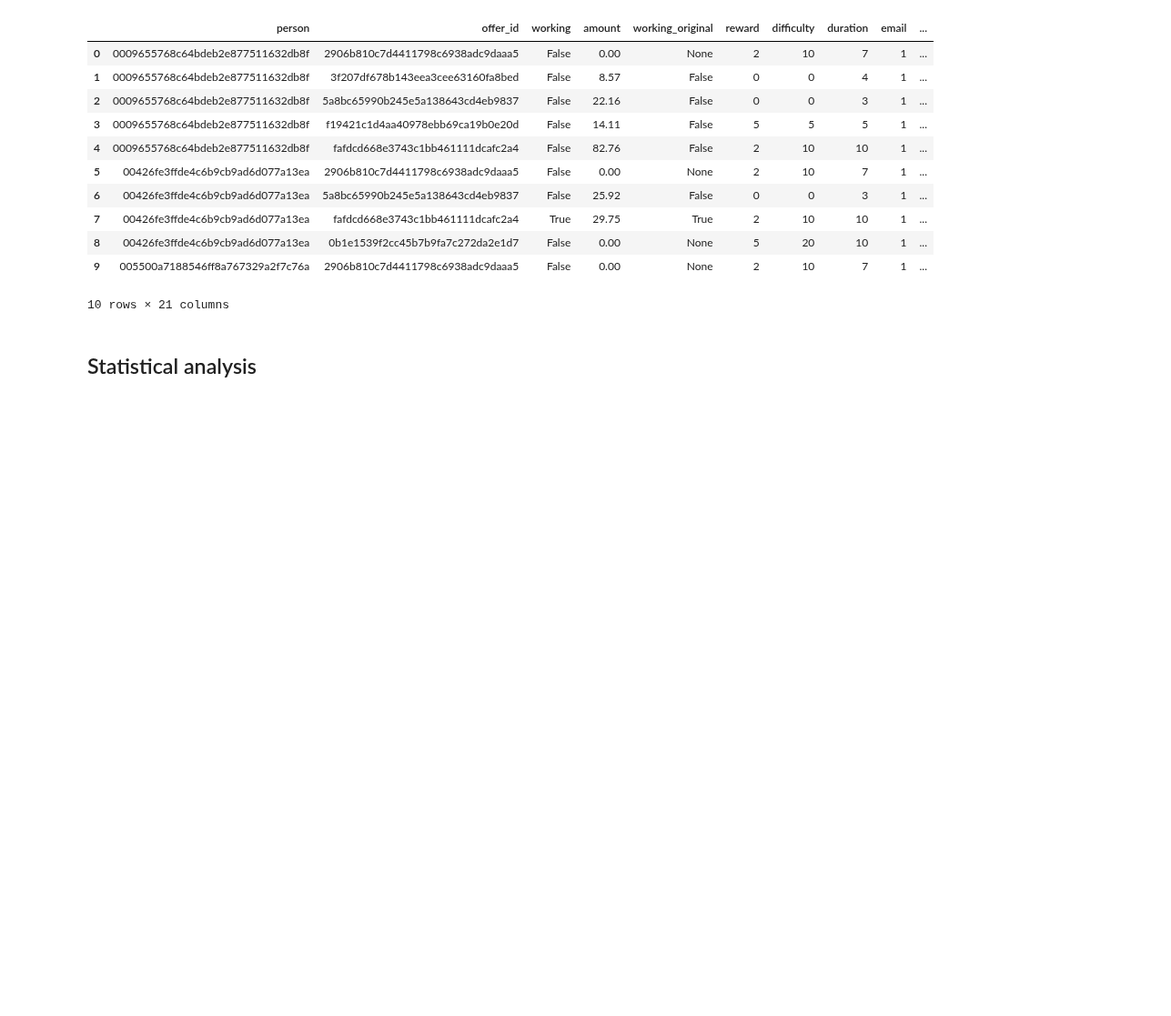
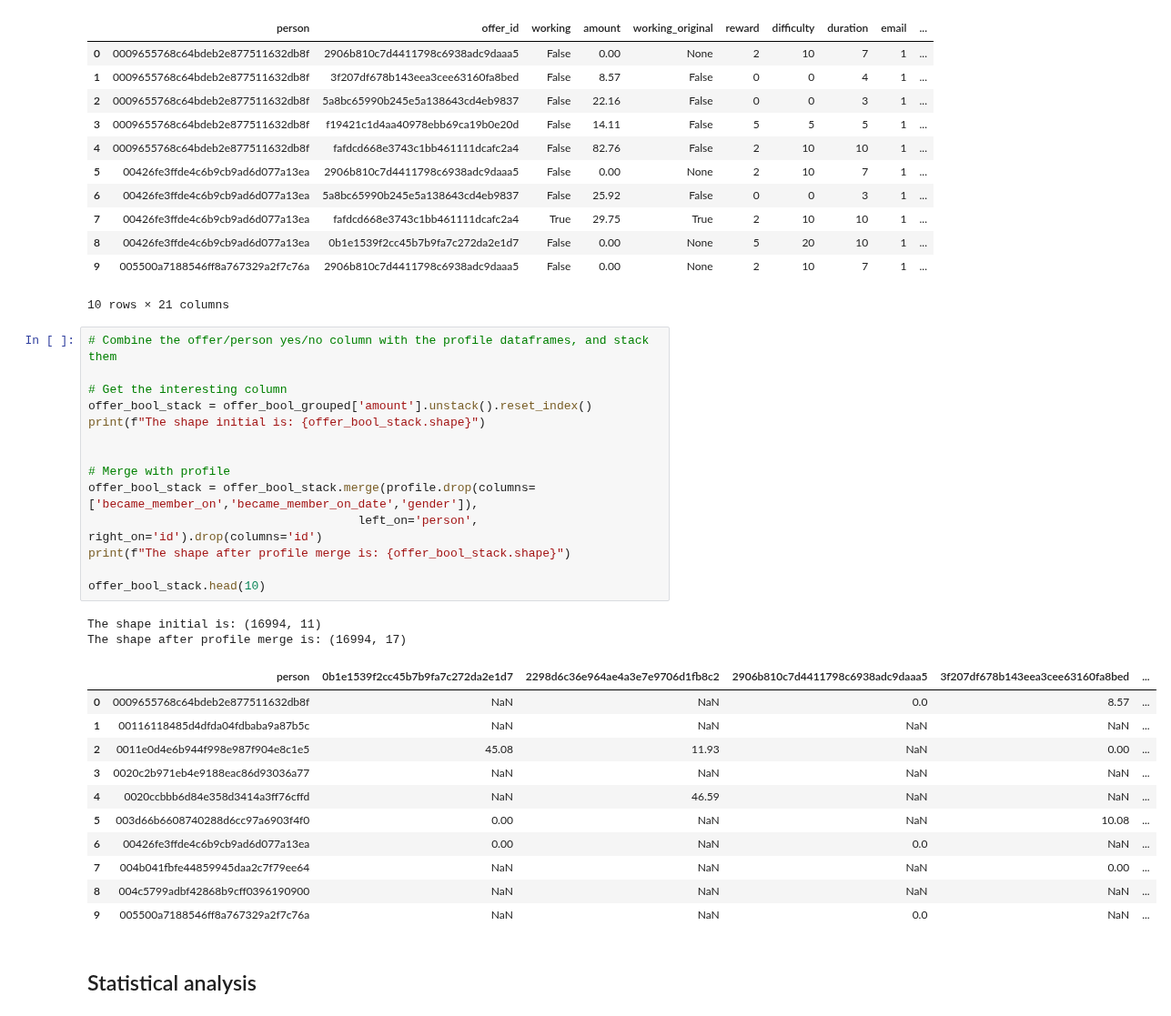
Before and after one commit to Sawy89/dsnd_starbucks_capstone, a Jupyter notebook: Starbucks_Capstone_notebook.ipynb, the cells around one changed output. Shown at 91% size. Drawn from its saved outputs; the diff is of its cells as text; blank space fills up the shorter version.

```diff
--- a/Starbucks_Capstone_notebook.ipynb
+++ b/Starbucks_Capstone_notebook.ipynb
@@ -434,6 +434,34 @@ The shape after profile merge is: (63288, 21)
 | 8 | 00426fe3ffde4c6b9cb9ad6d077a13ea | 0b1e1539f2cc45b7b9fa7c272da2e1d7 | False | 0.00 | None | 5 | 20 | 10 | 1 | ... |
 | 9 | 005500a7188546ff8a767329a2f7c76a | 2906b810c7d4411798c6938adc9daaa5 | False | 0.00 | None | 2 | 10 | 7 | 1 | ... |
 10 rows × 21 columns
+# %%
+# Combine the offer/person yes/no column with the profile dataframes, and stack them
+
+# Get the interesting column
+offer_bool_stack = offer_bool_grouped['amount'].unstack().reset_index()
+print(f"The shape initial is: {offer_bool_stack.shape}")
+
+
+# Merge with profile
+offer_bool_stack = offer_bool_stack.merge(profile.drop(columns=['became_member_on','became_member_on_date','gender']),
+                                      left_on='person', right_on='id').drop(columns='id')
+print(f"The shape after profile merge is: {offer_bool_stack.shape}")
+
+offer_bool_stack.head(10)
+# %% [output]
+The shape initial is: (16994, 11)
+The shape after profile merge is: (16994, 17)
+|  | person | 0b1e1539f2cc45b7b9fa7c272da2e1d7 | 2298d6c36e964ae4a3e7e9706d1fb8c2 | 2906b810c7d4411798c6938adc9daaa5 | 3f207df678b143eea3cee63160fa8bed | ... |
+| 0 | 0009655768c64bdeb2e877511632db8f | NaN | NaN | 0.0 | 8.57 | ... |
+| 1 | 00116118485d4dfda04fdbaba9a87b5c | NaN | NaN | NaN | NaN | ... |
+| 2 | 0011e0d4e6b944f998e987f904e8c1e5 | 45.08 | 11.93 | NaN | 0.00 | ... |
+| 3 | 0020c2b971eb4e9188eac86d93036a77 | NaN | NaN | NaN | NaN | ... |
+| 4 | 0020ccbbb6d84e358d3414a3ff76cffd | NaN | 46.59 | NaN | NaN | ... |
+| 5 | 003d66b6608740288d6cc97a6903f4f0 | 0.00 | NaN | NaN | 10.08 | ... |
+| 6 | 00426fe3ffde4c6b9cb9ad6d077a13ea | 0.00 | NaN | 0.0 | NaN | ... |
+| 7 | 004b041fbfe44859945daa2c7f79ee64 | NaN | NaN | NaN | 0.00 | ... |
+| 8 | 004c5799adbf42868b9cff0396190900 | NaN | NaN | NaN | NaN | ... |
+| 9 | 005500a7188546ff8a767329a2f7c76a | NaN | NaN | 0.0 | NaN | ... |
 # %% [markdown]
 ## Statistical analysis
 # %%
```
Also changed, not shown: parts of 12 cells of this notebook.
